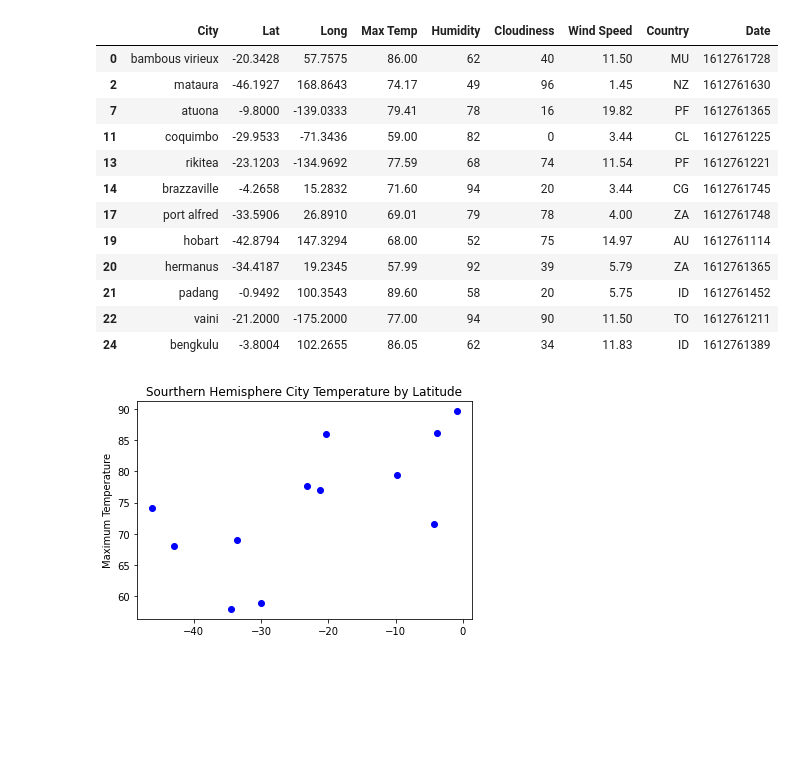
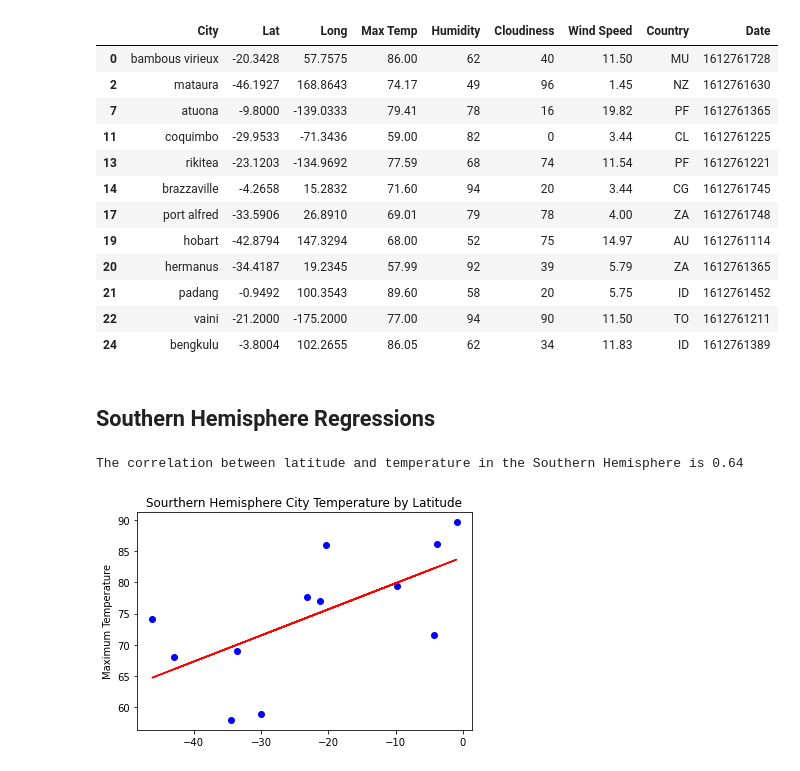
Before and after one commit to mel-c-lowe/Python-API-Challenge, a Jupyter notebook: WeatherPy/WeatherPy.ipynb, the cells around one changed output. Saved outputs shown, nothing was run; the diff lists cells and outputs as text; code cells hidden in the pictures; blank space fills up the shorter version.

```diff
--- a/WeatherPy/WeatherPy.ipynb
+++ b/WeatherPy/WeatherPy.ipynb
@@ -342,19 +342,35 @@ southern_weather
 | 21 | padang | -0.9492 | 100.3543 | 89.60 | 58 | 20 | 5.75 | ID | 1612761452 |
 | 22 | vaini | -21.2000 | -175.2000 | 77.00 | 94 | 90 | 11.50 | TO | 1612761211 |
 | 24 | bengkulu | -3.8004 | 102.2655 | 86.05 | 62 | 34 | 11.83 | ID | 1612761389 |
-# %%
-# Let's start with the Northern Hemisphere (because sample set is mostly northern)
-
-# Northern Temp vs Latitude
-south_x = southern_weather["Lat"]
-south_temp = southern_weather["Max Temp"]
-
-plt.plot (south_x, south_temp, "bo")
-plt.ylabel("Maximum Temperature")
-# plt.xlabel("Latitude")
-plt.title("Sourthern Hemisphere City Temperature by Latitude")
-plt.show()
-
-# Calculate the regression
-# %% [output]
-[figure, removed]
+# %% [markdown]
+## Southern Hemisphere Regressions
+# %%
+# Let's start with the Southern Hemisphere
+
+# Southern Temp vs Latitude
+south_x = southern_weather["Lat"]
+south_temp = southern_weather["Max Temp"]
+
+plt.plot (south_x, south_temp, "bo")
+
+# Calculate the line of best fit and plot on the graph
+(slope, intercept, rvalue, pvalue, stderr) = linregress(south_x, south_temp)
+regress_values = south_x * slope + intercept
+line_eq = "y = " + str(round(slope,2)) + "x + " + str(round(intercept,2))
+
+# Place the line on the graph and annotate
+correlation = st.pearsonr(south_x, south_temp)
+# Why is this showing so weirdly?
+print(f"The correlation between latitude and temperature in the Southern Hemisphere is {round(correlation[0],2)}")
+
+plt.plot(south_x, regress_values, "r-")
+# plt.annotate(line_eq,(-40,285),fontsize=15,color="green")
+
+plt.ylabel("Maximum Temperature")
+# plt.xlabel("Latitude")
+plt.title("Sourthern Hemisphere City Temperature by Latitude")
+
+plt.show()
+# %% [output]
+The correlation between latitude and temperature in the Southern Hemisphere is 0.64
+[figure, added]
```
Also changed, not shown: parts of 10 cells of this notebook.
